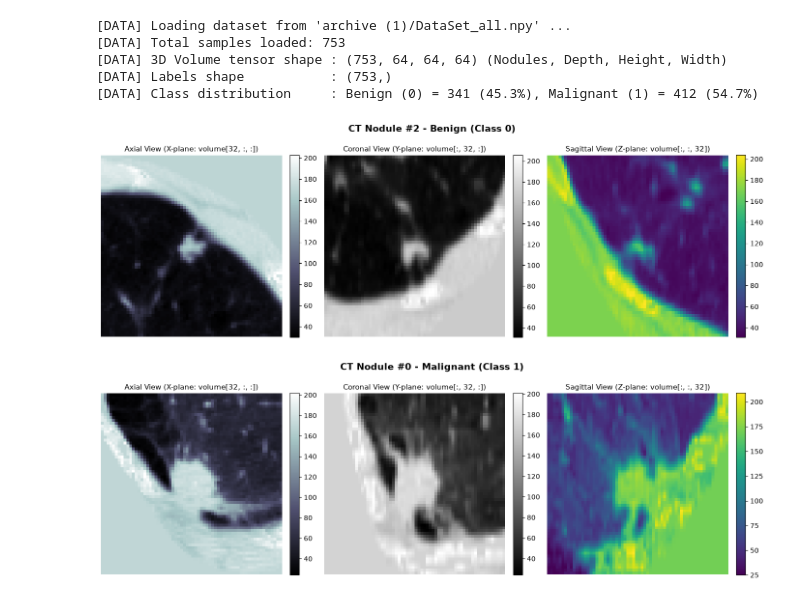
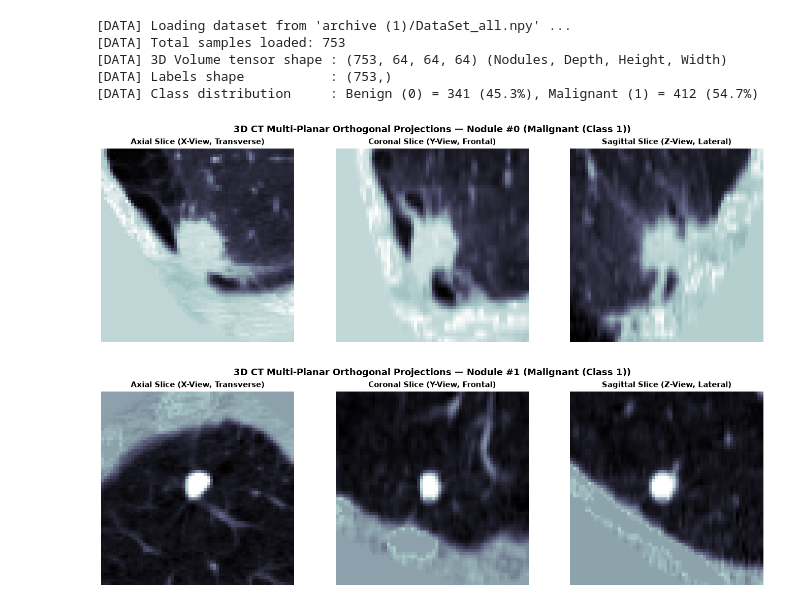
Before and after one commit to Snorlax231155/easynode, a Jupyter notebook: train_and_visualize.ipynb, the cells around one changed output. Saved outputs shown, nothing was run; the diff lists cells and outputs as text; code cells hidden in the pictures.

```diff
--- a/train_and_visualize.ipynb
+++ b/train_and_visualize.ipynb
@@ -115,39 +126,38 @@ print(f"[DATA] Class distribution     : Benign (0) = {n_benign} ({n_benign/len(l
 # %%
 # Cell 3: Multi-Planar Slice Visualization (Axial X, Coronal Y, Sagittal Z)
 def plot_multi_planar(volume, label, sample_idx=0):
     mid = volume.shape[0] // 2  # Central slice index 32
 
     # 2D NumPy cross-sections
     axial_x    = volume[mid, :, :]  # Axial (X-plane)
     coronal_y  = volume[:, mid, :]  # Coronal (Y-plane)
     sagittal_z = volume[:, :, mid]  # Sagittal (Z-plane)
 
     label_str = "Malignant (Class 1)" if label == 1 else "Benign (Class 0)"
 
     fig, axes = plt.subplots(1, 3, figsize=(14, 4.5))
-    fig.suptitle(f"CT Nodule #{sample_idx} - {label_str}", fontsize=14, fontweight="bold", y=1.02)
+    fig.suptitle(f"3D CT Multi-Planar Orthogonal Projections — Nodule #{sample_idx} ({label_str})",
+                 fontsize=13, fontweight="bold")
 
-    views = [
-        (axial_x,    "Axial View (X-plane: volume[32, :, :])",   "bone"),
-        (coronal_y,  "Coronal View (Y-plane: volume[:, 32, :])", "gray"),
-        (sagittal_z, "Sagittal View (Z-plane: volume[:, :, 32])", "viridis"),
-    ]
+    axes[0].imshow(axial_x, cmap="bone")
+    axes[0].set_title("Axial Slice (X-View, Transverse)", fontsize=11, fontweight="bold")
+    axes[0].axis("off")
 
-    for ax, (img, title, cmap) in zip(axes, views):
-        im = ax.imshow(img, cmap=cmap)
-        ax.set_title(title, fontsize=11)
-        ax.axis("off")
-        plt.colorbar(im, ax=ax, fraction=0.046, pad=0.04)
+    axes[1].imshow(coronal_y, cmap="bone")
+    axes[1].set_title("Coronal Slice (Y-View, Frontal)", fontsize=11, fontweight="bold")
+    axes[1].axis("off")
+
+    axes[2].imshow(sagittal_z, cmap="bone")
+    axes[2].set_title("Sagittal Slice (Z-View, Lateral)", fontsize=11, fontweight="bold")
+    axes[2].axis("off")
 
     plt.tight_layout()
     plt.show()
 
-benign_idx = int(np.where(labels == 0)[0][0])
-malignant_idx = int(np.where(labels == 1)[0][0])
-
-plot_multi_planar(volumes[benign_idx], labels[benign_idx], sample_idx=benign_idx)
-plot_multi_planar(volumes[malignant_idx], labels[malignant_idx], sample_idx=malignant_idx)
+# Visualize first benign and first malignant sample
+plot_multi_planar(volumes[0], labels[0], sample_idx=0)
+plot_multi_planar(volumes[1], labels[1], sample_idx=1)
 # %% [output]
-[figure, old version]
+[figure, new version]
-[figure, old version]
+[figure, new version]
 # %%
```
Also changed, not shown: parts of 16 cells of this notebook, 1 other file.
